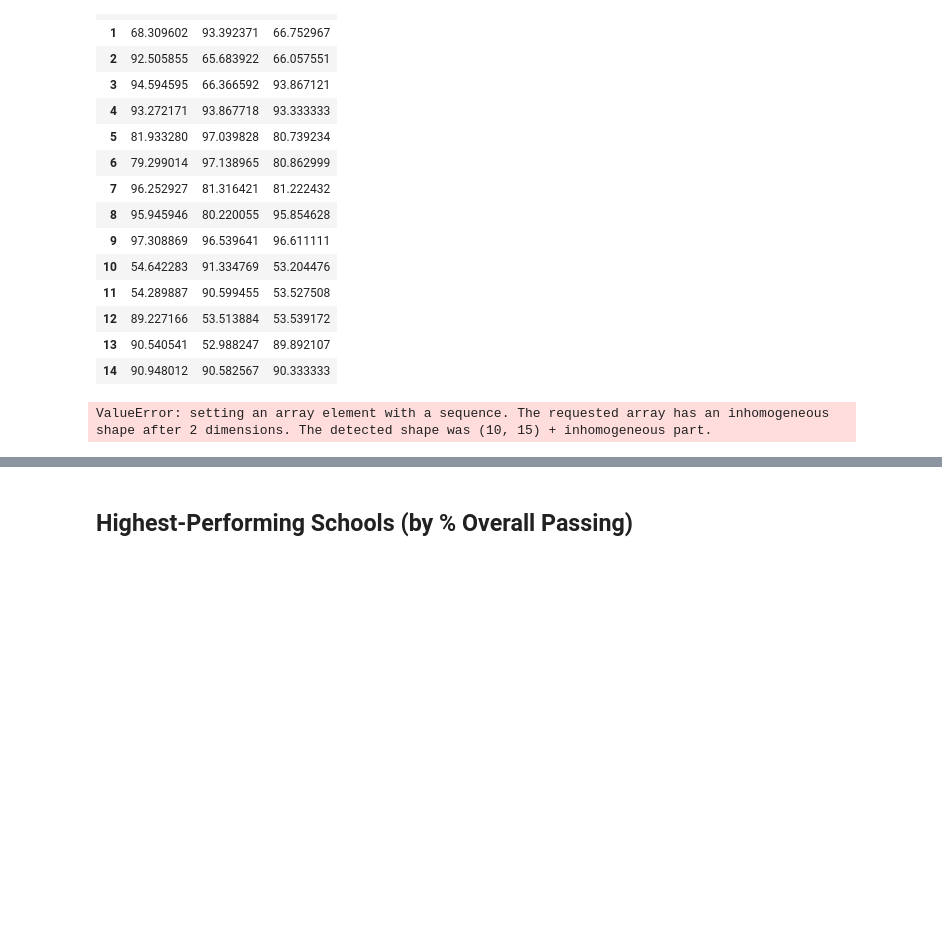
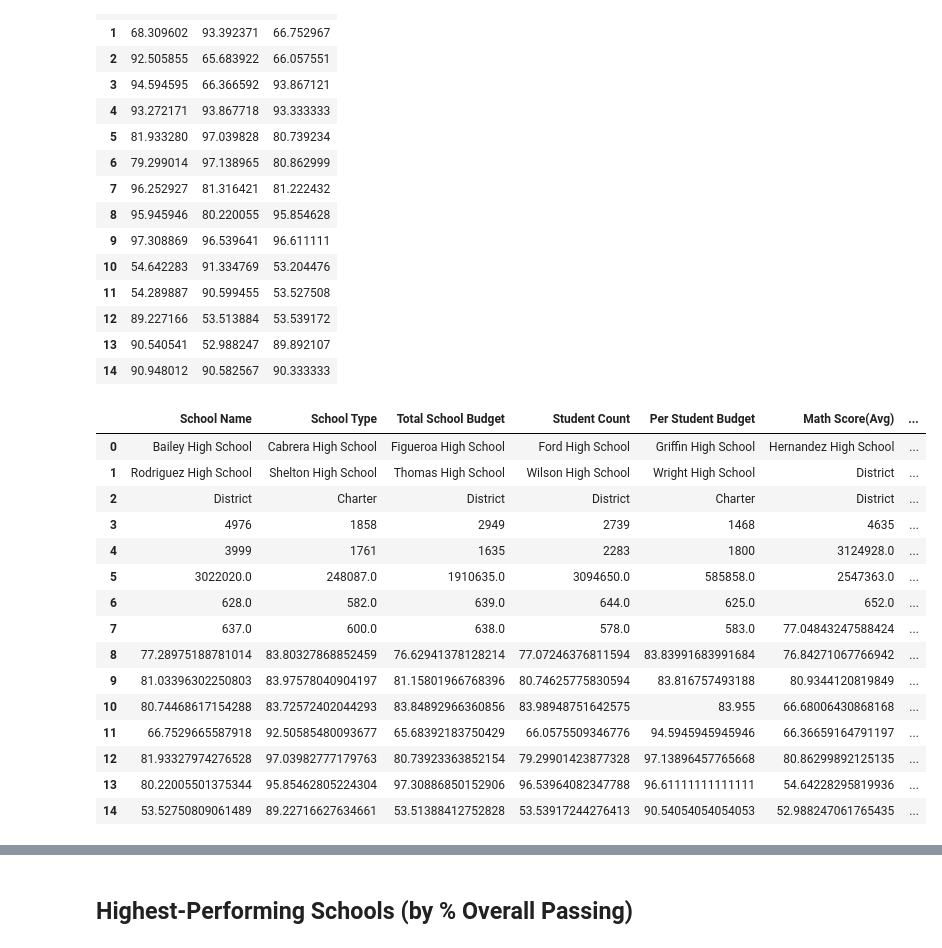
Before and after one commit to StarkArk/standardized_testing, a Jupyter notebook: py_city_schools.ipynb, the cells around one changed output, grey strips where cells are left out. Drawn from its saved outputs; the diff is of its cells as text; code cells hidden in the pictures; blank space fills up the shorter version.

```diff
--- a/py_city_schools.ipynb
+++ b/py_city_schools.ipynb
@@ -176,7 +170,7 @@ for i in school_data_complete.index:
 school_types = pd.DataFrame(data = school_types_dict)
 school_types = school_types.sort_values(by = ["school_name"])
 
-school_types = school_types["type"]
+school_types = list(school_types["type"])
 
 school_types
 # %% [output]
@@ -205,7 +203,7 @@ per_school_counts
 # per_school_counts = school_data_complete[["type", "Student ID"]].groupby(["type"]).count()
 per_school_counts = school_data_complete.groupby(["school_name"]).count()
 
-per_school_counts = per_school_counts["Student ID"]
+per_school_counts = list(per_school_counts["Student ID"])
 
 per_school_counts
 # %% [output]
@@ -231,8 +227,8 @@ Name: Student ID, dtype: int64
 per_school_budget = school_data_complete[["school_name", "budget"]].groupby(["school_name"]).mean()
 per_school_budget["budget per capita"] = per_school_budget["budget"]/per_school_counts
 
-per_school_budget_capita = per_school_budget["budget per capita"]
-per_school_budget = per_school_budget["budget"]
+per_school_budget_capita = list(per_school_budget["budget per capita"])
+per_school_budget = list(per_school_budget["budget"])
 
 display(per_school_budget)
 display(per_school_budget_capita)
@@ -281,6 +270,9 @@ school_data_complete.columns
 per_school_math = school_data_complete[["school_name", "math_score"]].groupby(["school_name"]).mean()
 per_school_reading = school_data_complete[["school_name", "reading_score"]].groupby(["school_name"]).mean()
 
-display(per_school_math)
-display(per_school_reading)
+per_school_math_list = list(per_school_math["math_score"])
+per_school_reading_list = list(per_school_reading["reading_score"])
+
+display(per_school_math_list)
+display(per_school_reading_list)
 # %% [output]
@@ -484,10 +484,34 @@ df
 # %%
 summary_list = np.array([schools, school_types, per_school_counts, per_school_budget,
-                         per_school_budget_capita, per_school_math, per_school_reading,
+                         per_school_budget_capita, per_school_math_list, per_school_reading_list,
                          per_school_passing_math, per_school_passing_reading, overall_passing_rate]
                        )
 summary_list = np.reshape(summary_list, (15, 10))
+summary_columns = ["School Name", "School Type", "Total School Budget", "Student Count",
+                   "Per Student Budget", "Math Score(Avg)", "Reading Score(Avg)",
+                   "Percent Passing Math", "Percent Passing Reading", "Percent Passing Overall",
+                 ]
+district_summary = pd.DataFrame(summary_list, columns = summary_columns)
+
+#summary_list
+
+district_summary
 # %% [output]
-ValueError: setting an array element with a sequence. The requested array has an inhomogeneous shape after 2 dimensions. The detected shape was (10, 15) + inhomogeneous part.
+|  | School Name | School Type | Total School Budget | Student Count | Per Student Budget | Math Score(Avg) | ... |
+| 0 | Bailey High School | Cabrera High School | Figueroa High School | Ford High School | Griffin High School | Hernandez High School | ... |
+| 1 | Rodriguez High School | Shelton High School | Thomas High School | Wilson High School | Wright High School | District | ... |
+| 2 | District | Charter | District | District | Charter | District | ... |
+| 3 | 4976 | 1858 | 2949 | 2739 | 1468 | 4635 | ... |
+| 4 | 3999 | 1761 | 1635 | 2283 | 1800 | 3124928.0 | ... |
+| 5 | 3022020.0 | 248087.0 | 1910635.0 | 3094650.0 | 585858.0 | 2547363.0 | ... |
+| 6 | 628.0 | 582.0 | 639.0 | 644.0 | 625.0 | 652.0 | ... |
+| 7 | 637.0 | 600.0 | 638.0 | 578.0 | 583.0 | 77.04843247588424 | ... |
+| 8 | 77.28975188781014 | 83.80327868852459 | 76.62941378128214 | 77.07246376811594 | 83.83991683991684 | 76.84271067766942 | ... |
+| 9 | 81.03396302250803 | 83.97578040904197 | 81.15801966768396 | 80.74625775830594 | 83.816757493188 | 80.9344120819849 | ... |
+| 10 | 80.74468617154288 | 83.72572402044293 | 83.84892966360856 | 83.98948751642575 | 83.955 | 66.68006430868168 | ... |
+| 11 | 66.7529665587918 | 92.50585480093677 | 65.68392183750429 | 66.0575509346776 | 94.5945945945946 | 66.36659164791197 | ... |
+| 12 | 81.93327974276528 | 97.03982777179763 | 80.73923363852154 | 79.29901423877328 | 97.13896457765668 | 80.86299892125135 | ... |
+| 13 | 80.22005501375344 | 95.85462805224304 | 97.30886850152906 | 96.53964082347788 | 96.61111111111111 | 54.64228295819936 | ... |
+| 14 | 53.52750809061489 | 89.22716627634661 | 53.51388412752828 | 53.53917244276413 | 90.54054054054053 | 52.988247061765435 | ... |
 # %%
 np.array(schools)
```
Also changed, not shown: parts of 16 cells of this notebook.
